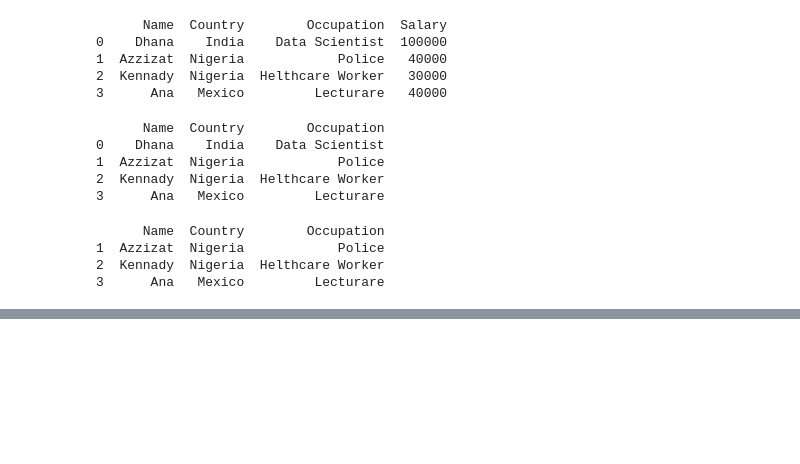
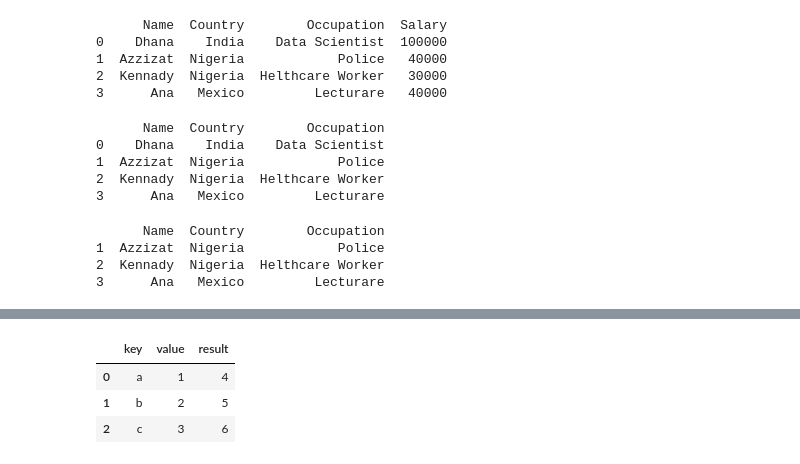
Before and after one commit to DHANA5982/Big_Data_Engineering_Azure_GCP_AWS, a Jupyter notebook: Python/Pandas.ipynb, the cells around one changed output, grey strips where cells are left out. Saved outputs shown, nothing was run; the diff lists cells and outputs as text; code cells hidden in the pictures; blank space fills up the shorter version.

Commit message:
REVIEW Data Manipulation

```diff
--- a/Python/Pandas.ipynb
+++ b/Python/Pandas.ipynb
@@ -172,0 +349,8 @@ max    99.000000  992.000000
+# %%
+# Merging DataFrames
+
+dfA = pd.DataFrame({'key': ['a', 'b', 'c'], 'value': [1, 2, 3]})
+dfB = pd.DataFrame({'key': ['a', 'b', 'c'], 'result': [4, 5, 6]})
+
+print(dfA)
+print(dfB)
@@ -172,0 +366,7 @@ max    99.000000  992.000000
+# %%
+pd.merge(dfA, dfB, on='key', how='inner')
+# %% [output]
+|  | key | value | result |
+| 0 | a | 1 | 4 |
+| 1 | b | 2 | 5 |
+| 2 | c | 3 | 6 |
```
Also changed, not shown: parts of 24 cells of this notebook.
